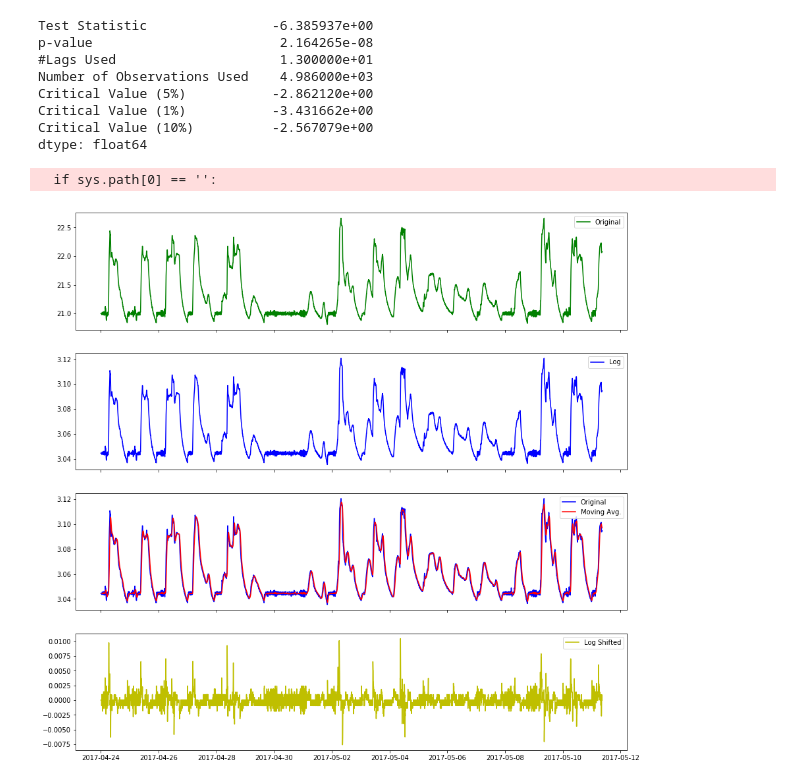
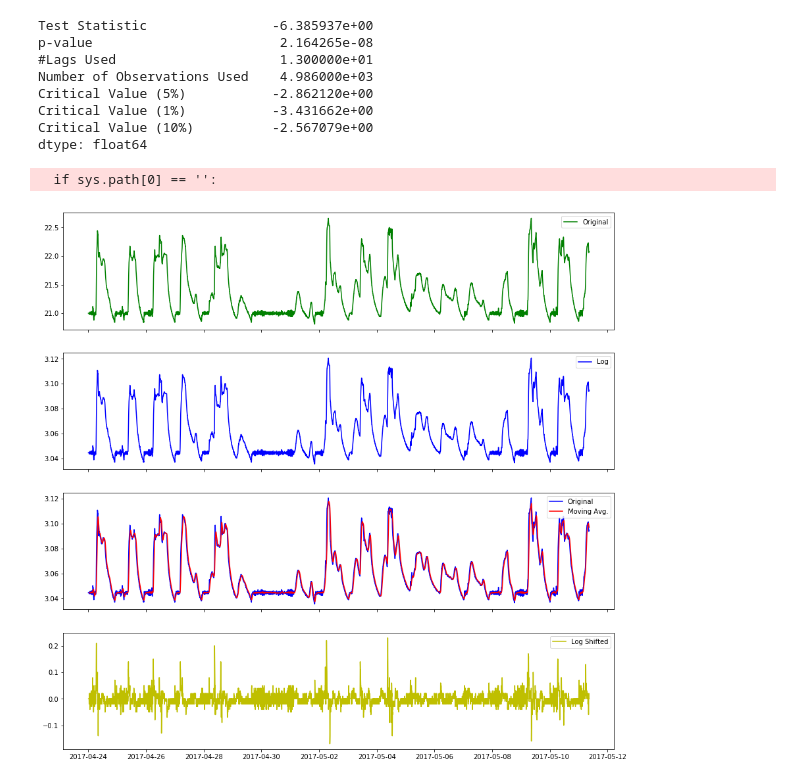
Before and after one commit to T3SC/smart-energy, a Jupyter notebook: ts_analysis.ipynb, the cells around one changed output. Drawn from its saved outputs; the diff is of its cells as text; code cells hidden in the pictures.

```diff
--- a/ts_analysis.ipynb
+++ b/ts_analysis.ipynb
@@ -82,32 +82,32 @@ dtype: float64
 # %%
 def ts_detrend_deseason():
 
     ts = read_file()
     f, axarr = plt.subplots(4, figsize=(15,15), sharex=True)
 
     ts_log = np.log(ts)
     axarr[0].plot(ts,'g',label="Original")
     axarr[0].legend(loc='best')
     axarr[1].plot(ts_log,'b',label="Log")
     axarr[1].legend(loc='best')
 
     moving_avg = pd.rolling_mean(ts_log,12)
 
     ts_log_moving_avg_diff = ts_log - moving_avg
     ts_log_moving_avg_diff.dropna(inplace=True)
 
     axarr[2].plot(ts_log,'b',label = 'Original')
     axarr[2].plot(moving_avg, 'r', label = 'Moving Avg.')
     axarr[2].legend(loc='best')
 
-    ts_log_diff = ts_log - ts_log.shift()
-    axarr[3].plot(ts_log_diff, 'y', label = 'Log Shifted')
+    ts_diff = ts - ts.shift()
+    axarr[3].plot(ts_diff, 'y', label = 'Log Shifted')
     axarr[3].legend(loc='best')
 
     plt.show()
 
 
 ts_detrend_deseason()
 # %% [output]
   if sys.path[0] == '':
-[figure, old version]
+[figure, new version]
```
Also changed, not shown: parts of 3 cells of this notebook.
